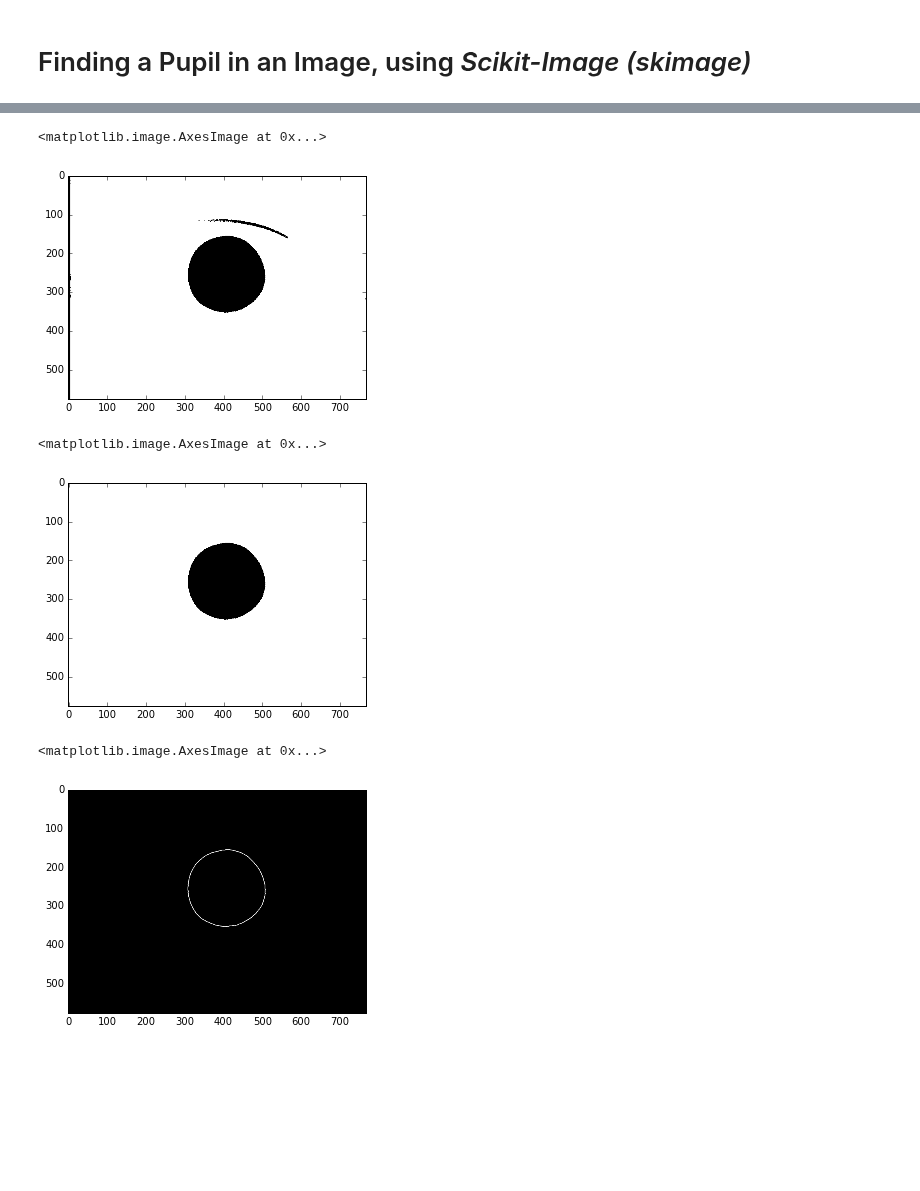
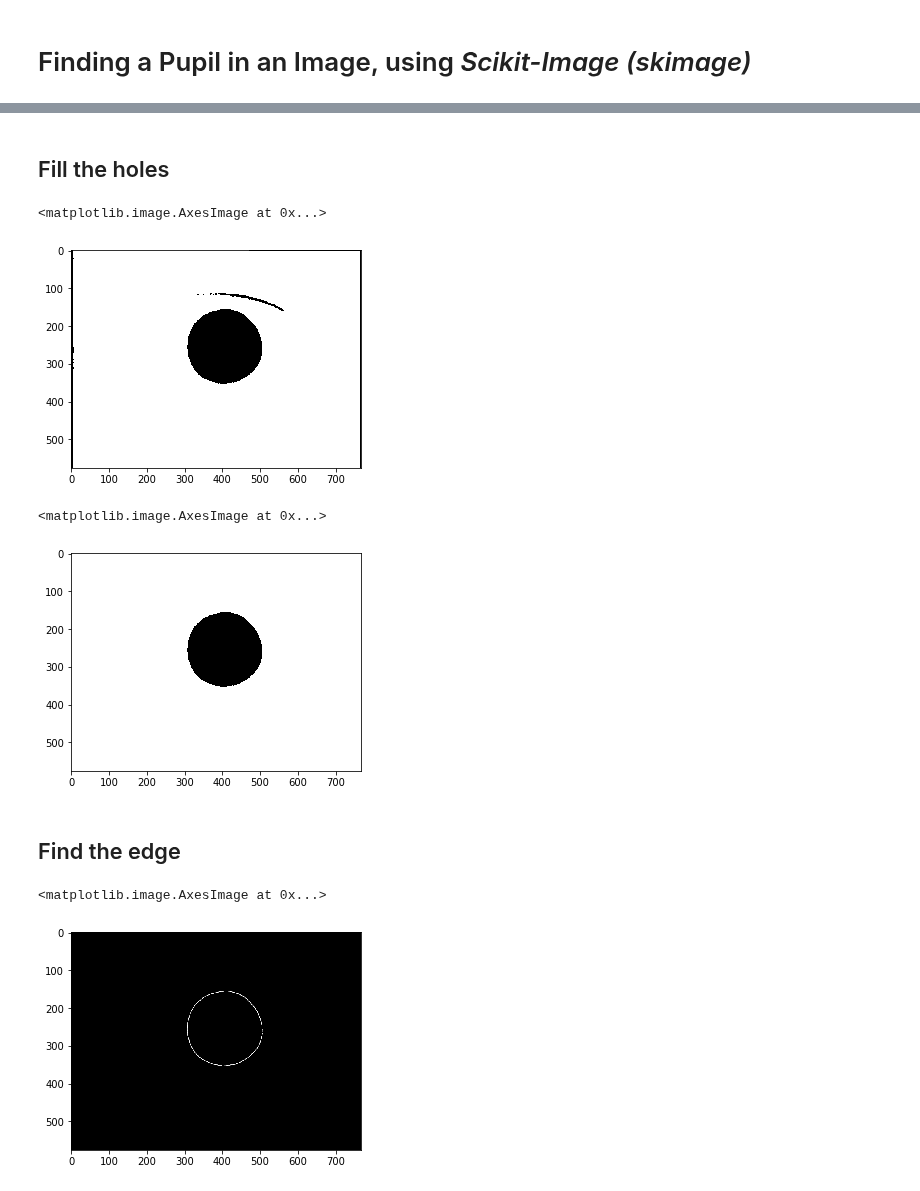
Before and after one commit to thomas-haslwanter/CSS_ipynb, a Jupyter notebook: ImgProc_3b_FindPupil_skimage.ipynb, the cells around one changed output, grey strips where cells are left out. Saved outputs shown, nothing was run; the diff lists cells and outputs as text; code cells hidden in the pictures; blank space fills up the shorter version.

Commit message:
Updated the Image-processing notebooks

```diff
--- a/ImgProc_3b_FindPupil_skimage.ipynb
+++ b/ImgProc_3b_FindPupil_skimage.ipynb
@@ -47,0 +40,8 @@ from scipy import ndimage
+# %%
+fromWeb = False
+if fromWeb:
+    url = 'http://work.thaslwanter.at/CSS/Code/0_5.bmp'
+    file = io.BytesIO(urlopen(url).read())
+    data = np.array(PIL.Image.open(file))
+else:
+    data = plt.imread('data\images\eye.bmp')
@@ -53,19 +56,0 @@ plt.set_cmap('gray')
-# %%
-'''Get the data
-This is a bit complicated, because I have two options:
-- locally, or from the Web
-- Python 2, or Python 3 (different handling of URLs, and of strings/bytes)
-'''
-
-fromWeb = False
-if fromWeb:
-    url = 'http://work.thaslwanter.at/CSS/Code/0_5.bmp'
-    if sys.version[0] == 3:
-        file = BytesIO(urlopen(url).read())
-    else:
-        file = StringIO(urlopen(url).read())
-    data = np.array(PIL.Image.open(file))
-else:
-    data = plt.imread('data\images\eye.bmp')
-
-plt.imshow(data)
@@ -91,23 +77,29 @@ plt.imshow(bw)
+# %% [markdown]
+## Fill the holes ##
 # %%
-# Fill the holes
-filled = np.invert(ndimage.binary_fill_holes(np.invert(bw)))
+filled = np.invert(scipy.ndimage.binary_fill_holes(np.invert(bw)))
+
 plt.imshow(filled)
 # %% [output]
 <matplotlib.image.AxesImage at 0x...>
-[figure, old version]
+[figure, new version]
 # %%
-se = disk(10)
-closed = skimage.morphology.closing(filled, se)
+se = morphology.disk(10)
+closed = morphology.closing(filled, se)
+
 plt.imshow(closed)
 # %% [output]
 <matplotlib.image.AxesImage at 0x...>
-[figure, old version]
+[figure, new version]
+# %% [markdown]
+## Find the edge ##
 # %%
-edges = filters.sobel(closed)
+edges = skimage.filters.sobel(closed)
+
 plt.imshow(edges)
 # %% [output]
 <matplotlib.image.AxesImage at 0x...>
-[figure, old version]
+[figure, new version]
 # %% [markdown]
 [ImgProc_3a_FindPupil_OpenCV](ImgProc_3a_FindPupil_OpenCV.ipynb)<img src="data/images/Backward.png" align="middle">
 # %% [markdown]
```
Also changed, not shown: parts of 11 cells of this notebook, 7 other files.
